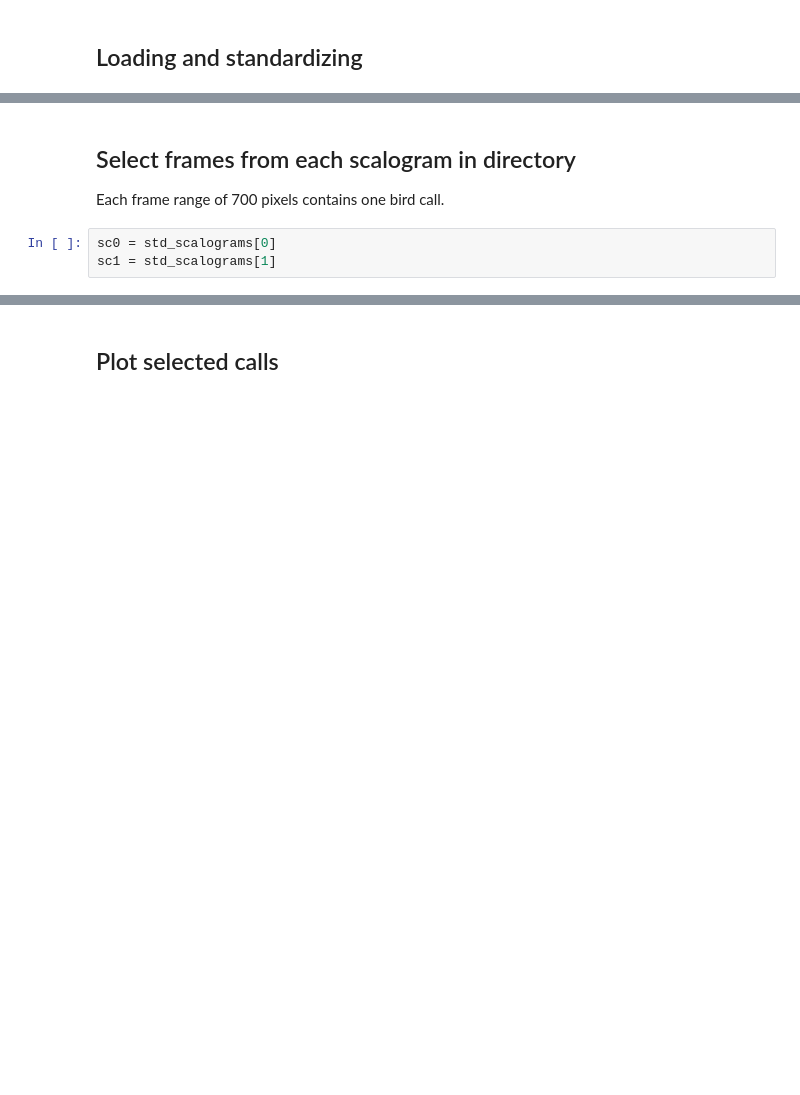
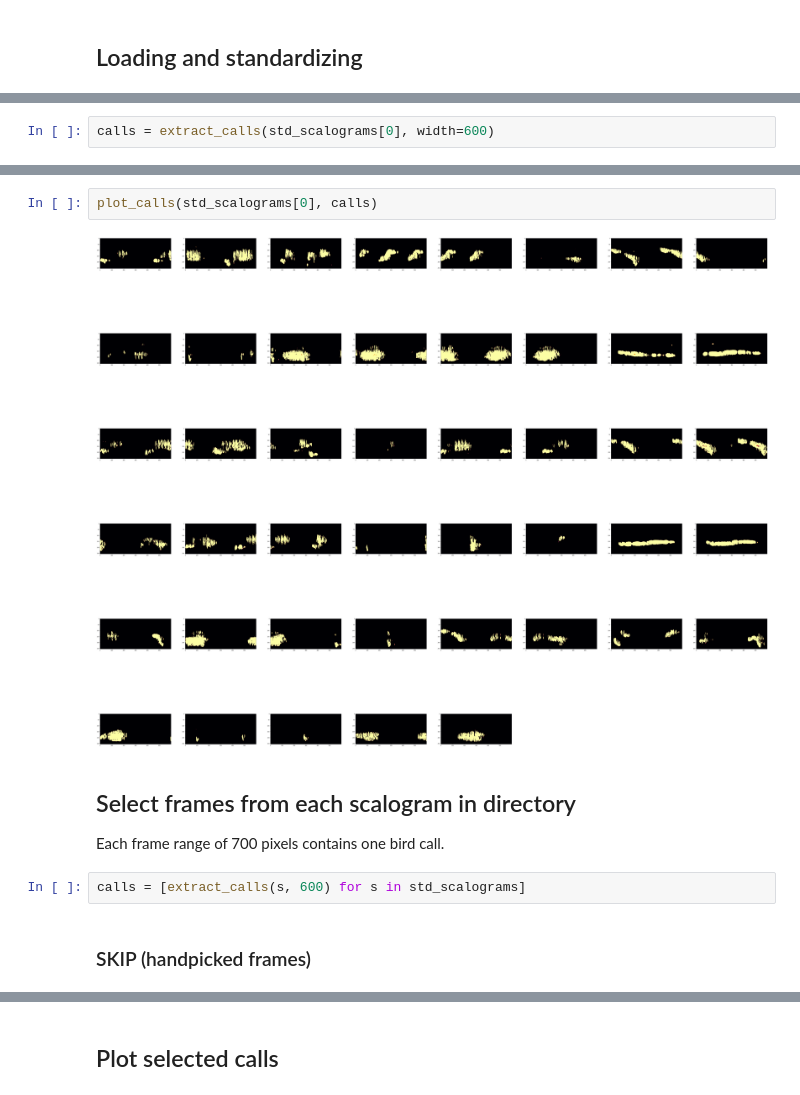
Before and after one commit to wsjung/ChirpGAN, a Jupyter notebook: birdgan.ipynb, the cells around one changed output, grey strips where cells are left out. Saved outputs shown, nothing was run; the diff lists cells and outputs as text; blank space fills up the shorter version.

```diff
--- a/birdgan.ipynb
+++ b/birdgan.ipynb
@@ -85,0 +170,2 @@ std_scalograms[0] = std_scalograms[0][:, 10500:]
+# %%
+calls = extract_calls(std_scalograms[0], width=600)
@@ -86,8 +195,13 @@ std_scalograms[0] = std_scalograms[0][:, 10500:]
+# %%
+plot_calls(std_scalograms[0], calls)
+# %% [output]
+[figure, added]
 # %% [markdown]
 ## Select frames from each scalogram in directory
 
 Each frame range of 700 pixels contains one bird call.
-# %%
-sc0 = std_scalograms[0]
-sc1 = std_scalograms[1]
+# %%
+calls = [extract_calls(s, 600) for s in std_scalograms]
+# %% [markdown]
+### SKIP (handpicked frames)
 # %%
```
Also changed, not shown: parts of 33 cells of this notebook, 10 other files.
